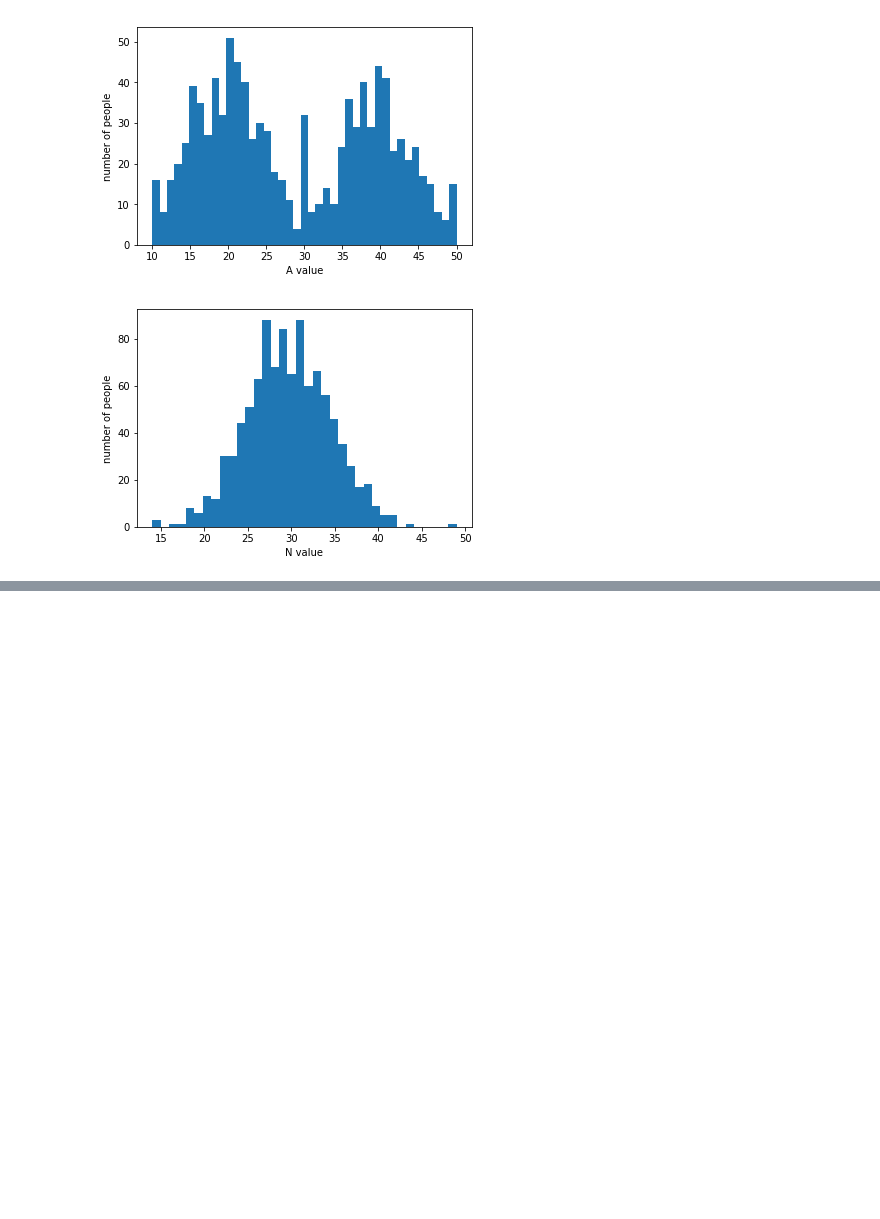
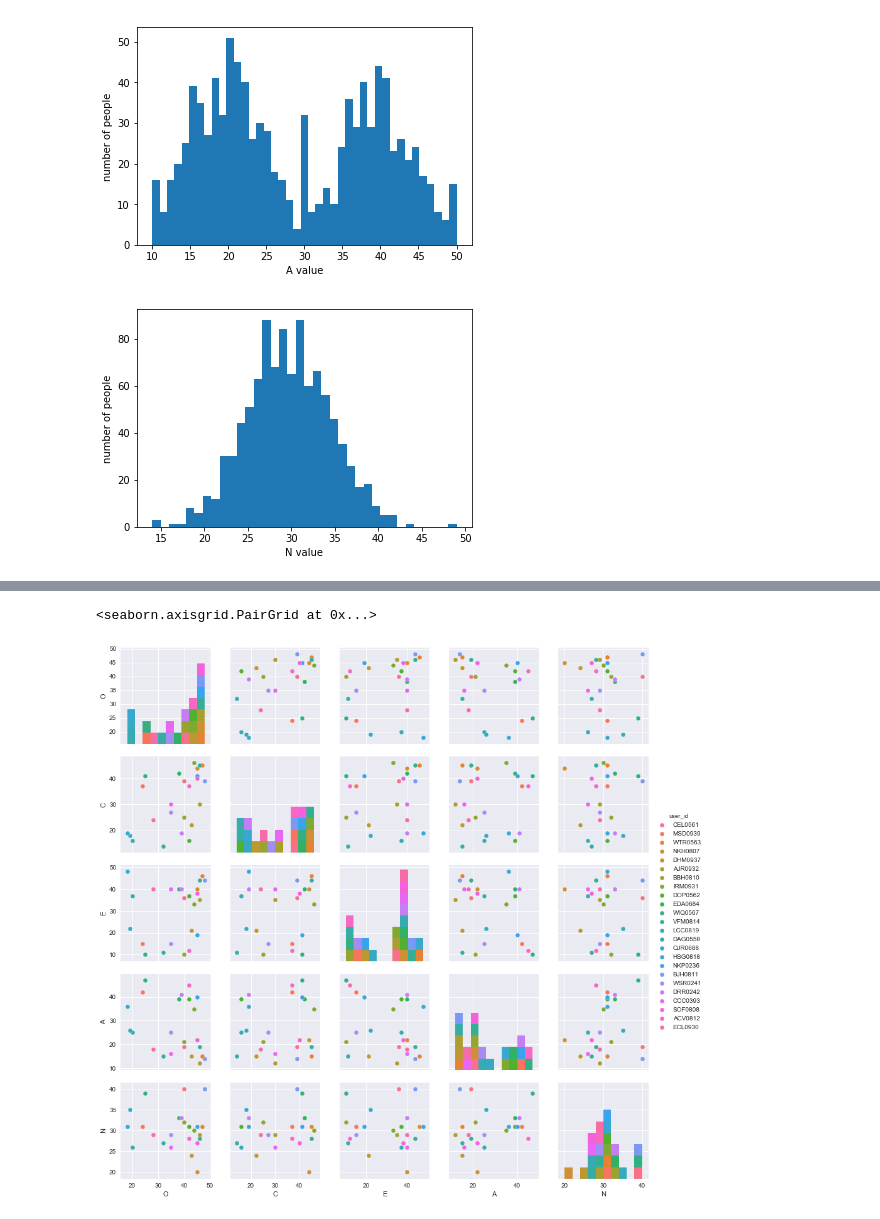
Before and after one commit to TalhaGhaffar/Data-Analytics, a Jupyter notebook: Distribution of OCEAN.ipynb, the cells around one changed output, grey strips where cells are left out. Drawn from its saved outputs; the diff is of its cells as text; code cells hidden in the pictures; blank space fills up the shorter version.

```diff
--- a/Distribution of OCEAN.ipynb
+++ b/Distribution of OCEAN.ipynb
@@ -44,0 +72,2 @@ plt.show()
+# %%
+employee_info = pd.read_pickle('employee_with_logon_logoff_info')
@@ -44,0 +113,2 @@ plt.show()
+# %%
+programmers = employee_info[employee_info['role']=='ComputerProgrammer']
@@ -44,0 +125,5 @@ plt.show()
+# %%
+sns.pairplot(programmers, x_vars=['O','C','E','A','N'], y_vars=['O','C','E','A','N'], hue='user_id')
+# %% [output]
+<seaborn.axisgrid.PairGrid at 0x...>
+[figure, added]
```
Also changed, not shown: parts of 13 cells of this notebook.
